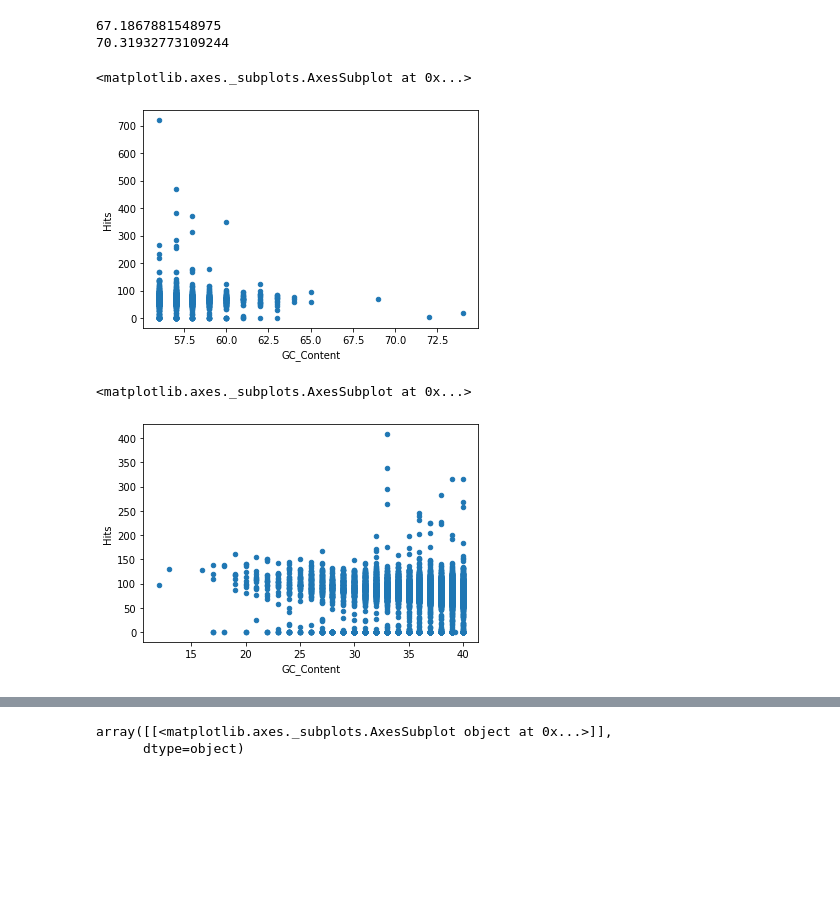
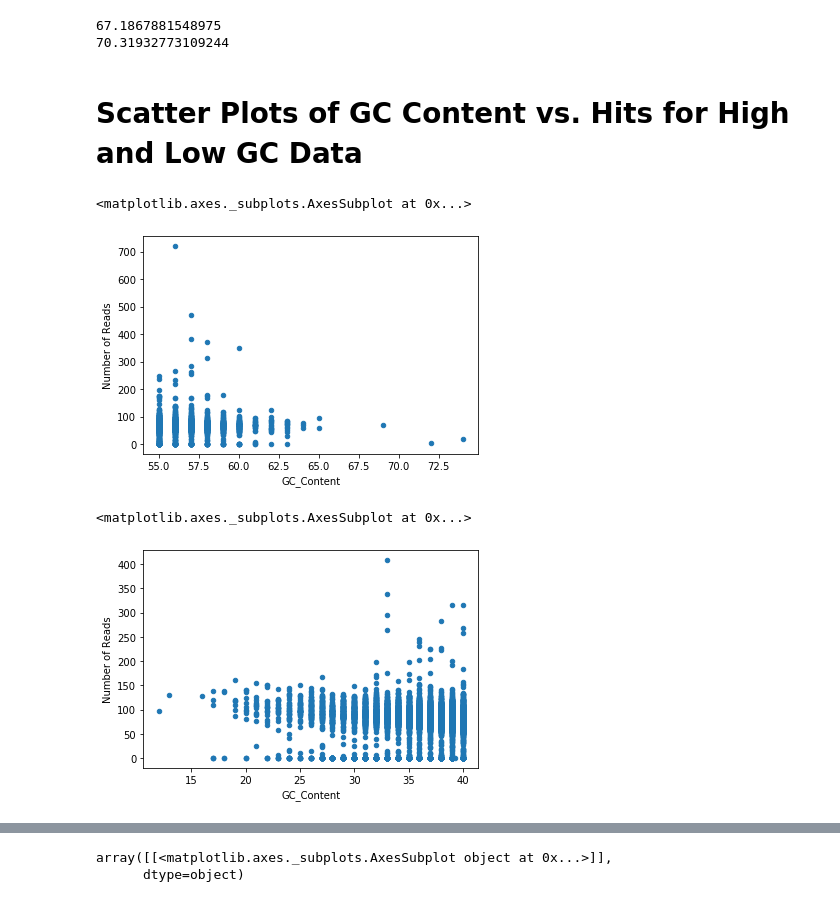
Before and after one commit to nimuh/alignmentAnalysis, a Jupyter notebook: bio_notebook_bowtie.ipynb, the cells around one changed output, grey strips where cells are left out. Cells and saved outputs as stored; diff of their text form; code cells hidden in the pictures; blank space fills up the shorter version.

Commit message:
Finalized jupyter notebook for bowtie results

```diff
--- a/bio_notebook_bowtie.ipynb
+++ b/bio_notebook_bowtie.ipynb
@@ -61,3 +33,0 @@ sam_hits[0:10]
-# %%
-sam_hits.sort(key=lambda tup: tup[1])
-sam_hits[0:10]
@@ -196,3 +92,3 @@ full_results
 # %%
-df = pd.DataFrame(full_results, columns=["ID", "Window", "GC_Content", "Hits"])
+df = pd.DataFrame(full_results, columns=["ID", "Window", "GC_Content", "Number of Reads"])
 # %%
@@ -274,5 +121,5 @@ df.plot.scatter("GC_Content", "Hits")
 # %%
-df = df[df["Hits"] <= 800]
+df = df[df["Number of Reads"] <= 800]
 # %%
 high_gc = df[df["GC_Content"] >= 55.0]
 low_gc = df[df["GC_Content"] <= 40.0]
@@ -318,13 +165,15 @@ print(mean_low_hits)
 # %% [output]
 67.1867881548975
 70.31932773109244
+# %% [markdown]
+# Scatter Plots of GC Content vs. Hits for High and Low GC Data
 # %%
-high_gc.plot.scatter("GC_Content", "Hits")
+high_gc.plot.scatter("GC_Content", "Number of Reads")
 # %% [output]
 <matplotlib.axes._subplots.AxesSubplot at 0x...>
-[figure, old version]
+[figure, new version]
 # %%
-low_gc.plot.scatter("GC_Content", "Hits")
+low_gc.plot.scatter("GC_Content", "Number of Reads")
 # %% [output]
 <matplotlib.axes._subplots.AxesSubplot at 0x...>
-[figure, old version]
+[figure, new version]
```
Also changed, not shown: parts of 33 cells of this notebook.
